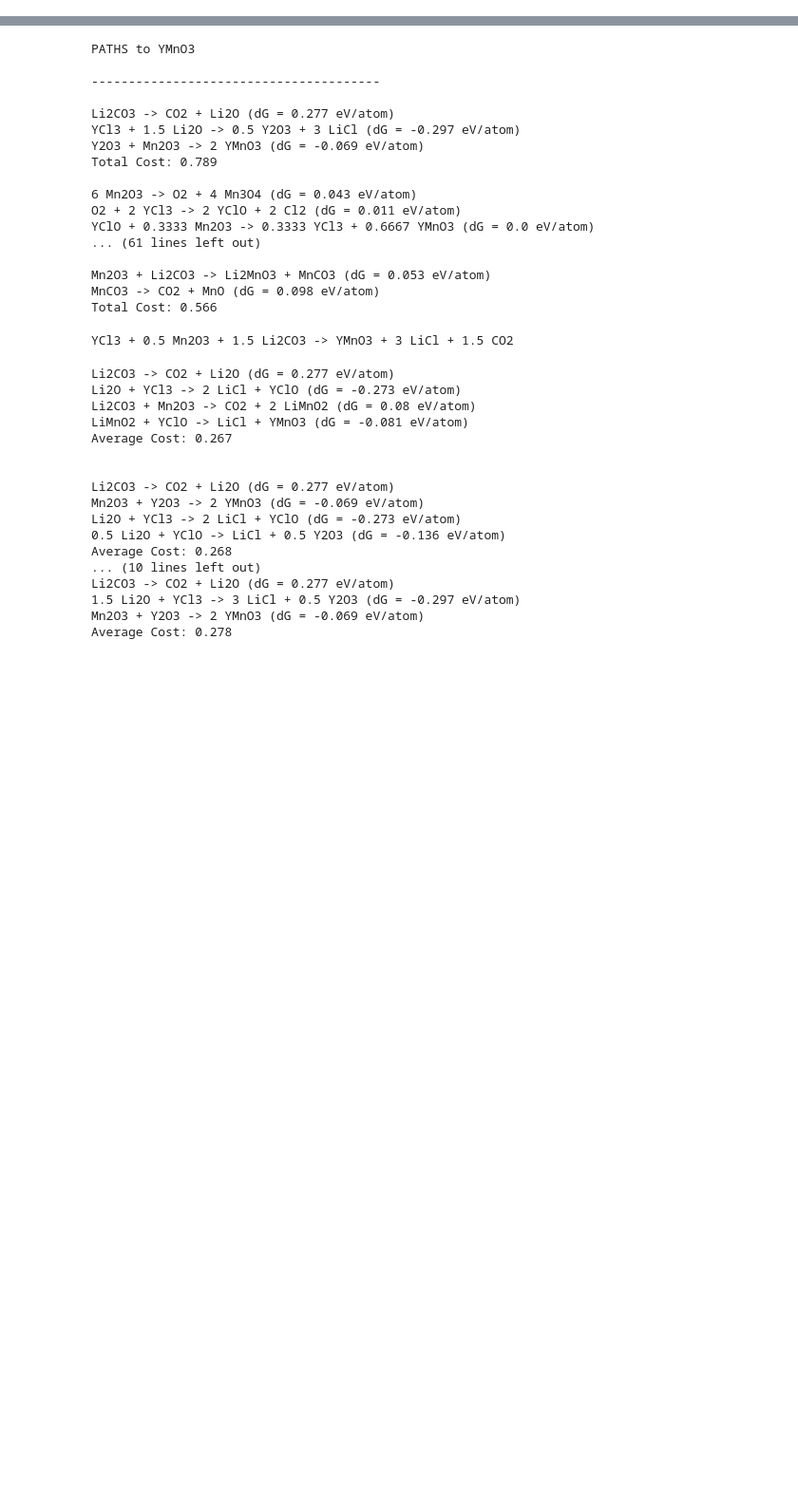
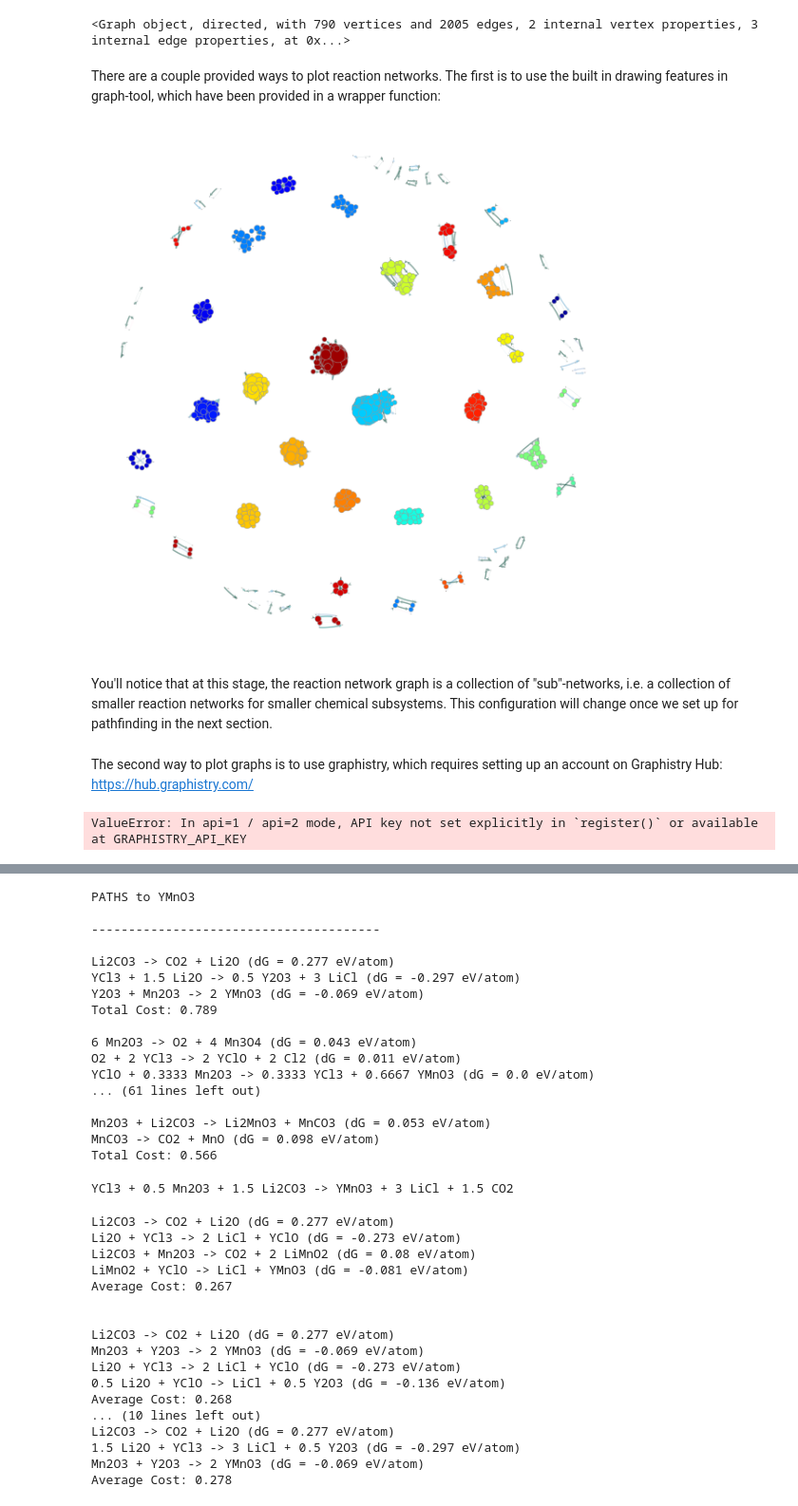
Before and after one commit to materialsproject/reaction-network, a Jupyter notebook: notebooks/network.ipynb, the cells around one changed output, grey strips where cells are left out. Shown at 95% size. Drawn from its saved outputs; the diff is of its cells as text; code cells hidden in the pictures; blank space fills up the shorter version.

```diff
--- a/notebooks/network.ipynb
+++ b/notebooks/network.ipynb
@@ -52,2 +54,3 @@ Please see release notes on materialsproject.org for information about what has
 # %%
-entry_set = GibbsEntrySet.from_entries(entries, 900, include_barin_data=False).filter_by_stability(0.0)
+temp = 900  # Units: Kelvin
+entry_set = GibbsEntrySet.from_entries(entries, temp)
@@ -53,0 +81,2 @@ entry_set = GibbsEntrySet.from_entries(entries, 900, include_barin_data=False).f
+# %%
+entry_set = entry_set.filter_by_stability(0.0)
@@ -57,2 +123,2 @@ cf = Softplus(900)
 # %%
-rn = ReactionNetwork(entry_set, [BasicEnumerator()], cf)
+rn = ReactionNetwork(entry_set, [be], cf)
@@ -61,3 +138,21 @@ rn.build()
+# %%
+rn.graph
+# %% [output]
+<Graph object, directed, with 790 vertices and 2005 edges, 2 internal vertex properties, 3 internal edge properties, at 0x...>
+# %% [markdown]
+There are a couple provided ways to plot reaction networks. The first is to use the built in drawing features in graph-tool, which have been provided in a wrapper function:
+# %%
+plot_network(rn.graph);
+# %% [output]
+[figure, added]
+# %% [markdown]
+You'll notice that at this stage, the reaction network graph is a collection of "sub"-networks, i.e. a collection of smaller reaction networks for smaller chemical subsystems. This configuration will change once we set up for pathfinding in the next section.
+# %% [markdown]
+The second way to plot graphs is to use graphistry, which requires setting up an account on Graphistry Hub: https://hub.graphistry.com/
+# %%
+plot_network_on_graphistry(rn.graph)
+# %% [output]
+ValueError: In api=1 / api=2 mode, API key not set explicitly in `register()` or available at GRAPHISTRY_API_KEY
 # %%
 rn.set_precursors([entry_set.get_min_entry_by_formula("Li2CO3"),
                    entry_set.get_min_entry_by_formula("Mn2O3"),
```
Also changed, not shown: parts of 24 cells of this notebook, 1 other file.
